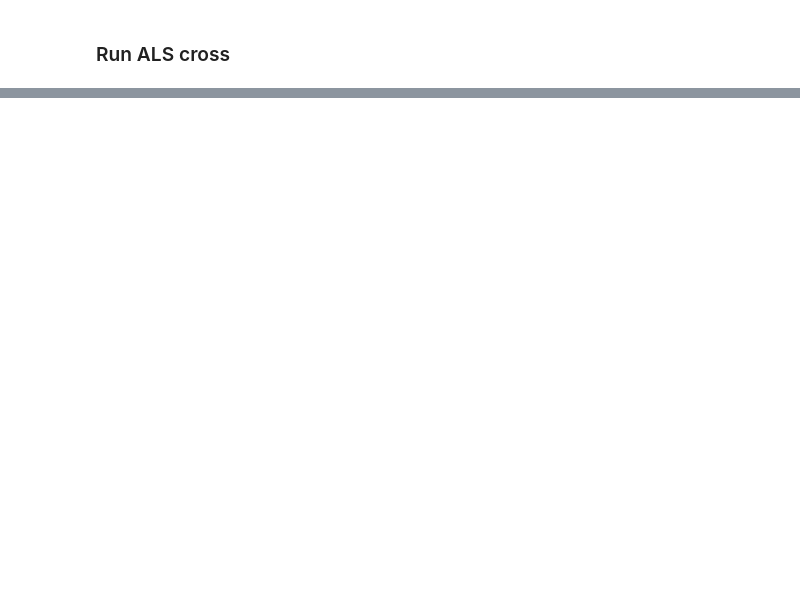
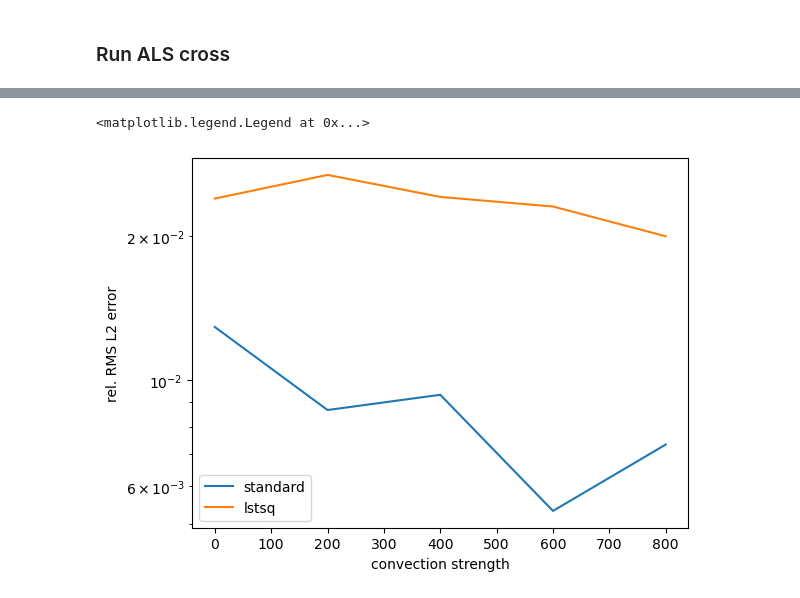
Before and after one commit to huberbenno/TT-IRT, a Jupyter notebook: python/als_cross_rework/convection_diffusion_2d.ipynb, the cells around one changed output, grey strips where cells are left out. Cells and saved outputs as stored; diff of their text form; code cells hidden in the pictures; blank space fills up the shorter version.

Commit message:
Testing for lstsq

```diff
--- a/python/als_cross_rework/convection_diffusion_2d.ipynb
+++ b/python/als_cross_rework/convection_diffusion_2d.ipynb
@@ -396,0 +614,13 @@ Text(0.5, 0.92, 'Error')
+# %%
+fig, ax = plt.subplots()
+
+ax.plot(strength_arr, errs, label='standard')
+ax.plot(strength_arr, errs_lstsq, label='lstsq')
+
+ax.set_xlabel('convection strength')
+ax.set_ylabel('rel. RMS L2 error')
+ax.set_yscale('log')
+ax.legend()
+# %% [output]
+<matplotlib.legend.Legend at 0x...>
+[figure, added]
```
Also changed, not shown: parts of 15 cells of this notebook, 1 other file.
